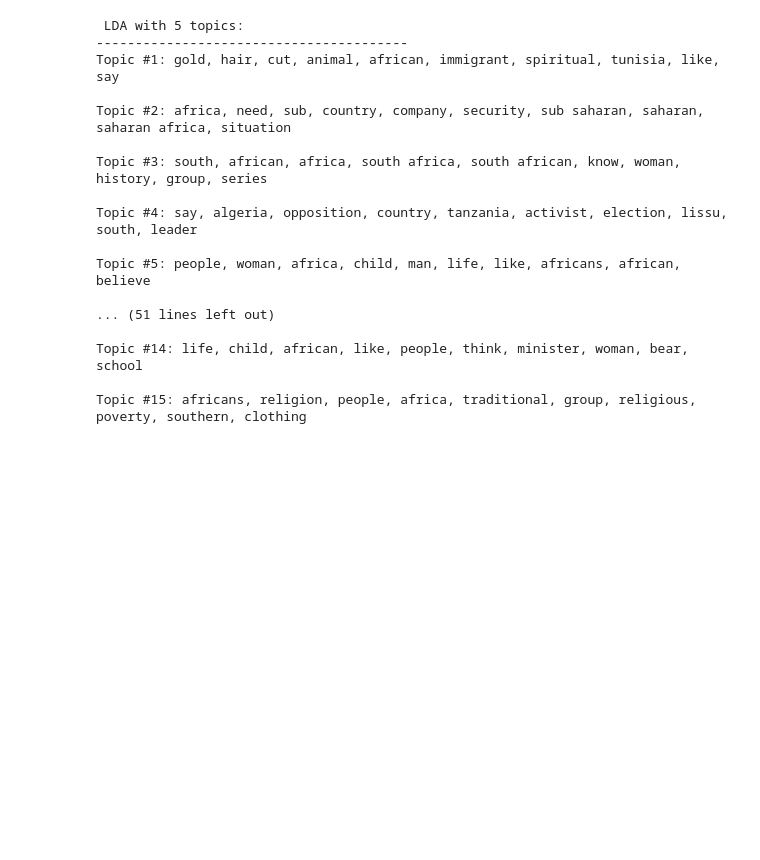
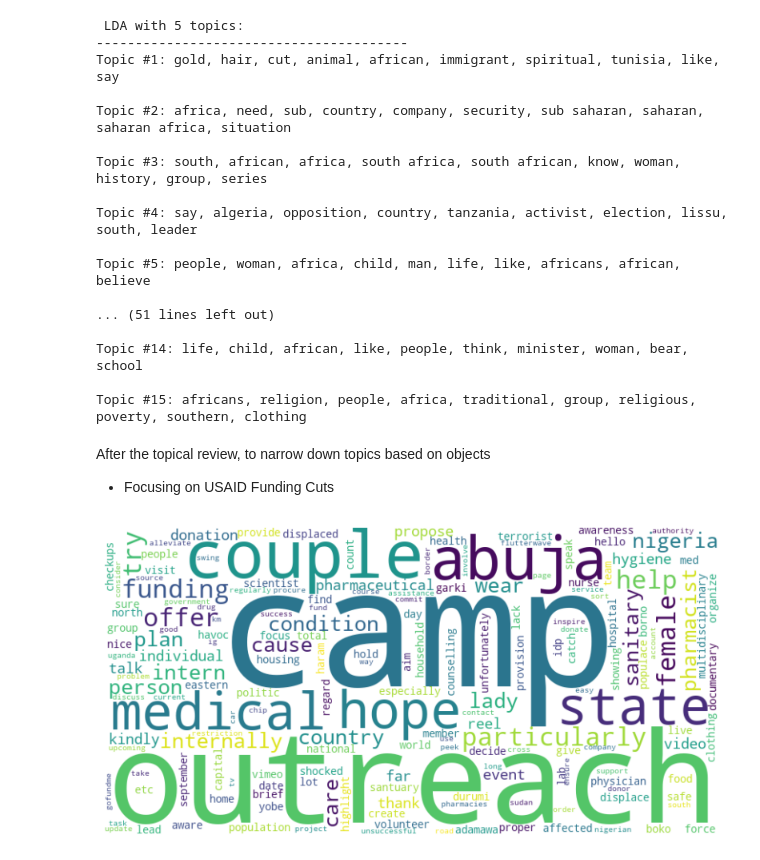
Before and after one commit to L-N-E0/USAID-Kenya-Sentiment-Analysis, a Jupyter notebook: notebooks/Mbego.ipynb, the cells around one changed output. Drawn from its saved outputs; the diff is of its cells as text; code cells hidden in the pictures; blank space fills up the shorter version.

Commit message:
narrowing down to the objective

```diff
--- a/notebooks/Mbego.ipynb
+++ b/notebooks/Mbego.ipynb
@@ -784,0 +787,3 @@ two sets is getting wider at this stage , Eda on news data and other steps after
+# %%
+keywords = ['usaid', 'funding cut', 'funding', 'budget cut', 'aid cut', 'foreign aid', 'us aid', 'grants', 'development aid']
+reddit_df = reddit_df[reddit_df['processed_text'].str.contains('|'.join(keywords), case=False, na=False)]
@@ -947,3 +954,20 @@ Topic #5: people, woman, africa, child, man, life, like, africans, african, beli
 Topic #14: life, child, african, like, people, think, minister, woman, bear, school
 
 Topic #15: africans, religion, people, africa, traditional, group, religious, poverty, southern, clothing
+# %% [markdown]
+After the topical review, to narrow down topics based on objects
+* Focusing on USAID Funding Cuts
+# %%
+keywords = ['usaid', 'funding cut', 'funding', 'budget cut', 'aid cut', 'foreign aid', 'us aid', 'grants', 'development aid']
+usaid_df = reddit_df[reddit_df['processed_text'].str.contains('|'.join(keywords), case=False, na=False)]
+# %%
+usaid_df = usaid_df.head(1000)  # limit to first 1000 rows for testing
+
+all_words = " ".join(usaid_df['processed_text'])
+wordcloud = WordCloud(width=800, height=400, background_color='white').generate(all_words)
+plt.figure(figsize=(10,5))
+plt.imshow(wordcloud, interpolation='bilinear')
+plt.axis("off")
+plt.show()
+# %% [output]
+[figure, added]
```
Also changed, not shown: parts of 3 cells of this notebook.
